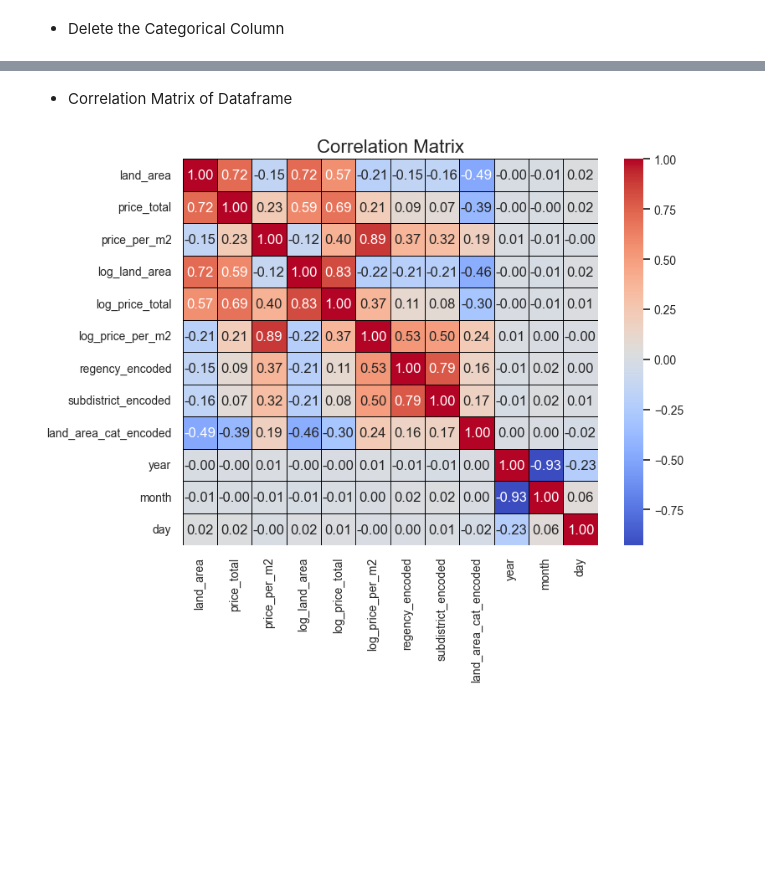
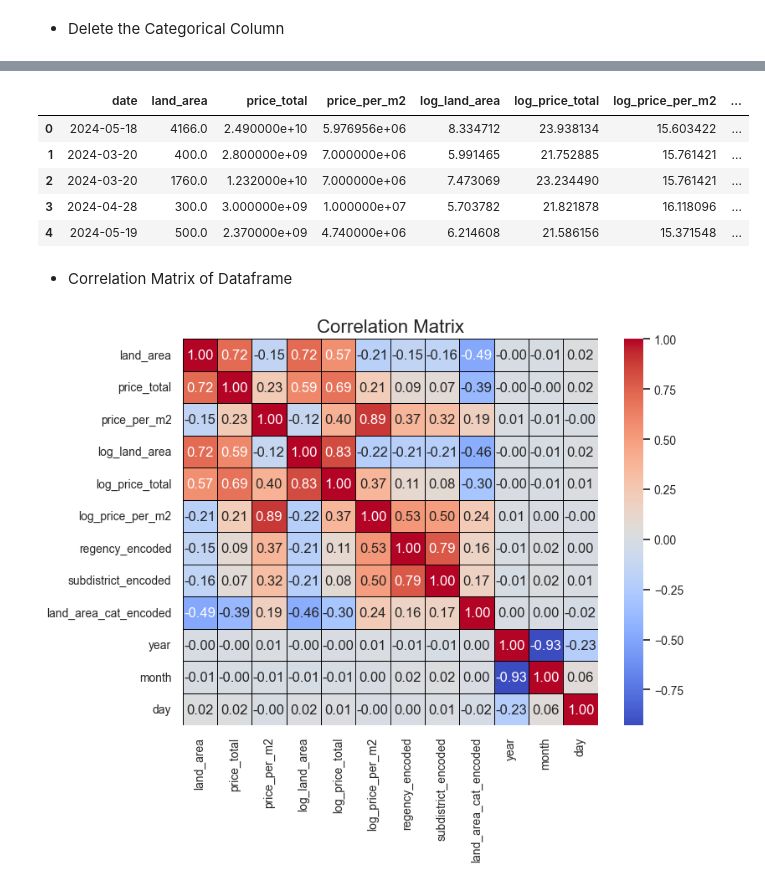
Before and after one commit to wahpram/DAV-Bali-Land-Price-Prediction, a Jupyter notebook: notebooks/data_analysis.ipynb, the cells around one changed output, grey strips where cells are left out. Saved outputs shown, nothing was run; the diff lists cells and outputs as text; code cells hidden in the pictures; blank space fills up the shorter version.

```diff
--- a/notebooks/data_analysis.ipynb
+++ b/notebooks/data_analysis.ipynb
@@ -733,3 +712,13 @@ df.head()
+# %%
+df_date = df.copy()
+df_date.head()
+# %% [output]
+|  | date | land_area | price_total | price_per_m2 | log_land_area | log_price_total | log_price_per_m2 | ... |
+| 0 | 2024-05-18 | 4166.0 | 2.490000e+10 | 5.976956e+06 | 8.334712 | 23.938134 | 15.603422 | ... |
+| 1 | 2024-03-20 | 400.0 | 2.800000e+09 | 7.000000e+06 | 5.991465 | 21.752885 | 15.761421 | ... |
+| 2 | 2024-03-20 | 1760.0 | 1.232000e+10 | 7.000000e+06 | 7.473069 | 23.234490 | 15.761421 | ... |
+| 3 | 2024-04-28 | 300.0 | 3.000000e+09 | 1.000000e+07 | 5.703782 | 21.821878 | 16.118096 | ... |
+| 4 | 2024-05-19 | 500.0 | 2.370000e+09 | 4.740000e+06 | 6.214608 | 21.586156 | 15.371548 | ... |
 # %% [markdown]
 - Correlation Matrix of Dataframe
 # %%
```
Also changed, not shown: parts of 37 cells of this notebook.
